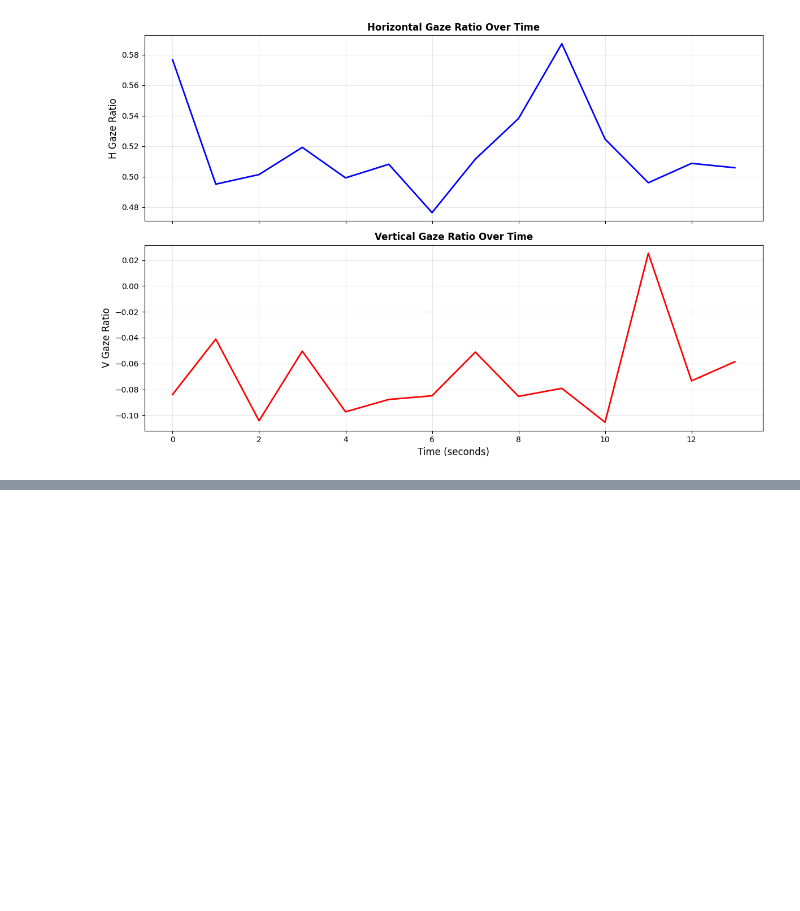
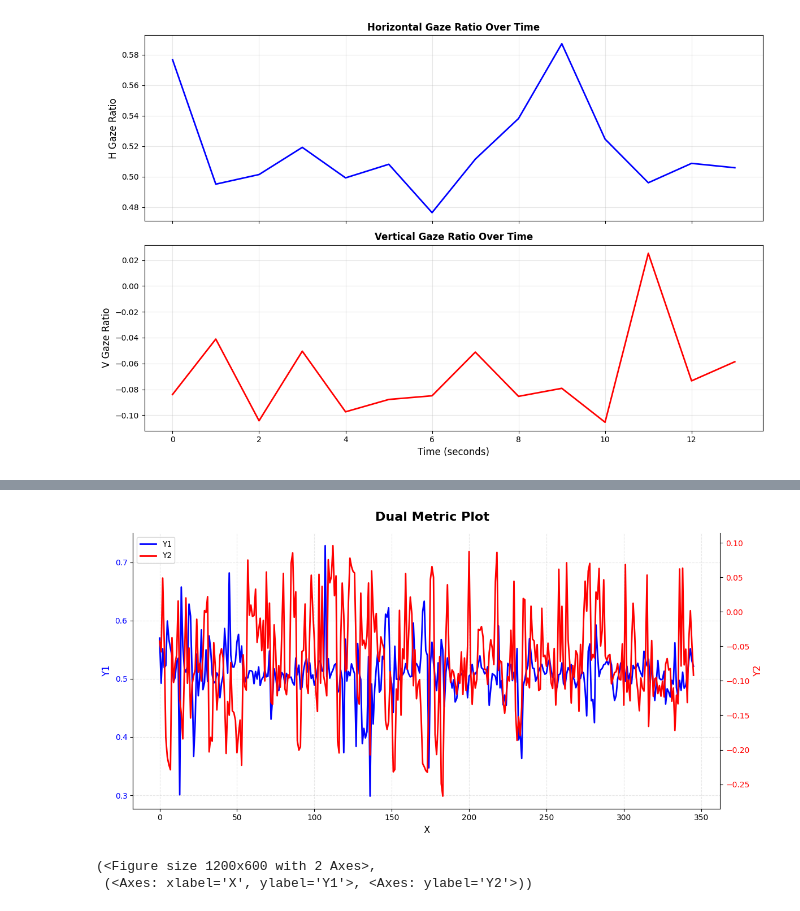
Before and after one commit to Ak62007/Multimodel-Reasoning, a Jupyter notebook: notebooks/testing.ipynb, the cells around one changed output, grey strips where cells are left out. Cells and saved outputs as stored; diff of their text form; code cells hidden in the pictures; blank space fills up the shorter version.

```diff
--- a/notebooks/testing.ipynb
+++ b/notebooks/testing.ipynb
@@ -658,0 +740,6 @@ plt.show()
+# %%
+plot_dual_beautiful(x = df["Time"], y1=df["h_ratio"], y2=df["v_ratio"])
+# %% [output]
+[figure, added]
+(<Figure size 1200x600 with 2 Axes>,
+ (<Axes: xlabel='X', ylabel='Y1'>, <Axes: ylabel='Y2'>))
```
Also changed, not shown: parts of 8 cells of this notebook.
